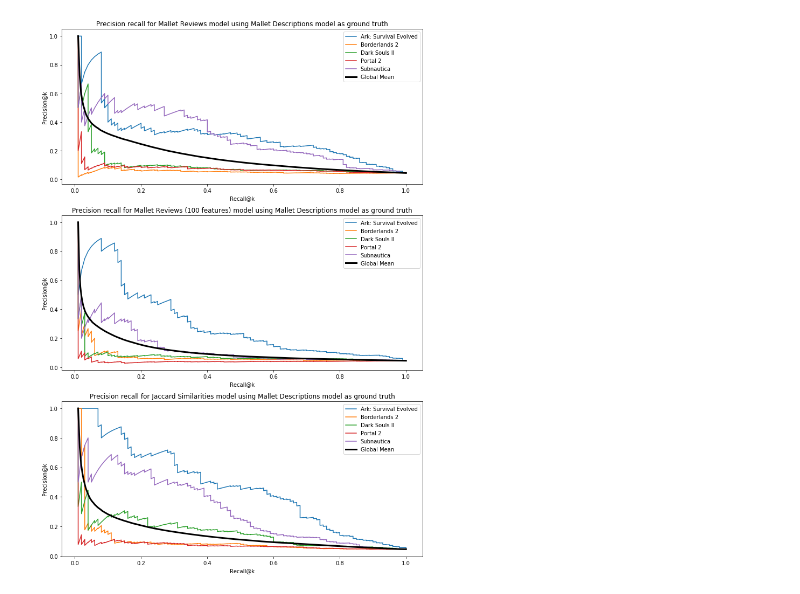
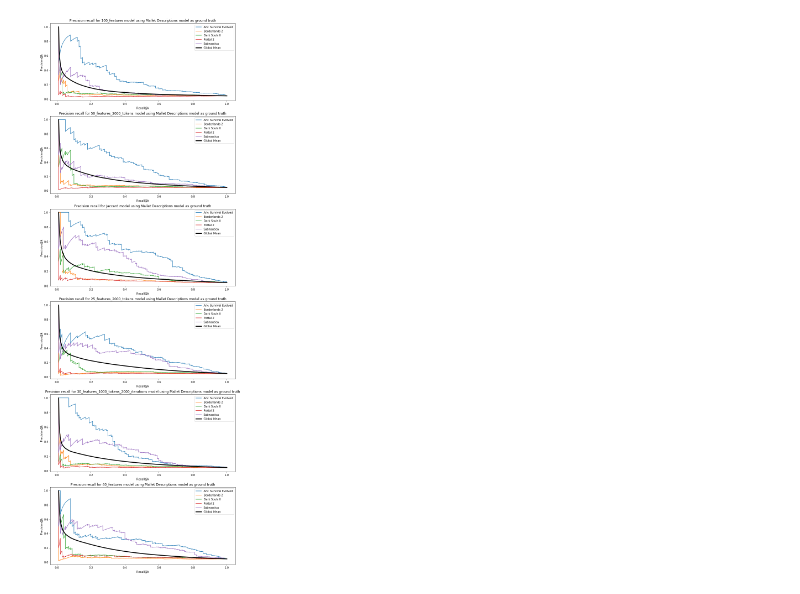
Before and after one commit to nityakasturi/SteamyReviews, a Jupyter notebook: Precision Recall Training.ipynb, the cells around one changed output. Drawn from its saved outputs; the diff is of its cells as text; code cells hidden in the pictures.

Commit message:
Moar models

```diff
--- a/Precision Recall Training.ipynb
+++ b/Precision Recall Training.ipynb
@@ -54,11 +54,17 @@ app_id_to_index = {app_id: i for i, app_id in enumerate(app_ids)}
 
 _, reviews_matrix = load_mallet_matrix("40_features", app_id_to_index)
 _, reviews_matrix_100 = load_mallet_matrix("100_features", app_id_to_index)
+_, reviews_matrix_25_2000 = load_mallet_matrix("25_features_2000_tokens", app_id_to_index)
+_, reviews_matrix_50_2000 = load_mallet_matrix("50_features_2000_tokens", app_id_to_index)
+_, reviews_matrix_30_1000_2000 = load_mallet_matrix("30_features_1000_tokens_2000_iterations", app_id_to_index)
 _, jaccard_matrix = load_doc_tag_matrix(app_id_to_index)
 
 descriptions_sim = descriptions_matrix.dot(descriptions_matrix.T)
 reviews_sim = reviews_matrix.dot(reviews_matrix.T)
 reviews_sim_100 = reviews_matrix_100.dot(reviews_matrix_100.T)
+reviews_sim_25_2000 = reviews_matrix_25_2000.dot(reviews_matrix_25_2000.T)
+reviews_sim_50_2000 = reviews_matrix_50_2000.dot(reviews_matrix_50_2000.T)
+reviews_sim_30_1000_2000 = reviews_matrix_30_1000_2000.dot(reviews_matrix_30_1000_2000.T)
 # %%
 jaccard_sim = jaccard_matrix.dot(jaccard_matrix.T).astype(np.float)
 for app1, app2 in np.ndindex(jaccard_sim.shape):
@@ -68,6 +74,15 @@ for app1, app2 in np.ndindex(jaccard_sim.shape):
         jaccard_sim[app2, app1] /= union
     elif app1 == app2:
         jaccard_sim[app1, app2] = 1.0
+# %%
+models = {
+    "40_features": reviews_sim,
+    "100_features": reviews_sim_100,
+    "25_features_2000_tokens": reviews_sim_25_2000,
+    "50_features_2000_tokens": reviews_sim_50_2000,
+    "30_features_1000_tokens_2000_iterations": reviews_sim_30_1000_2000,
+    "Jaccard": jaccard_sim
+}
 # %%
 def get_ground_truth(app_index, ground_truth_matrix, lim=100):
     return set(np.argsort(ground_truth_matrix[app_index])[::-1][:lim])
@@ -117,30 +132,24 @@ def plot_precision_recall(axis,
     total_precision_recall = np.zeros((len(app_ids), 2, len(app_ids)))
     for app_index in xrange(len(app_ids)):
         total_precision_recall[app_index] = precision_recall(app_index, test_matrix, ground_truth_matrix)
-    axis.plot(total_precision_recall[:, 1, :].mean(axis=0),
-             total_precision_recall[:, 0, :].mean(axis=0),
-             linewidth=3,
-             label="Global Mean",
-             color="k")
+    total_precision = total_precision_recall[:, 0, :].mean(axis=0)
+    total_recall = total_precision_recall[:, 1, :].mean(axis=0)
+    axis.plot(total_recall,
+              total_precision,
+              linewidth=3,
+              label="Global Mean",
+              color="k")
     axis.legend()
-    return total_precision_recall
+    return total_precision, total_recall
-# %%
-# fig = plt.figure(figsize=(12,6))
-f, (ax1, ax2, ax3) = plt.subplots(3, figsize=(12,18))
-
-plot_precision_recall(ax1,
-                      reviews_sim, "Mallet Reviews",
-                      descriptions_sim, "Mallet Descriptions")
-
-plot_precision_recall(ax2,
-                      reviews_sim_100, "Mallet Reviews (100 features)",
-                      descriptions_sim, "Mallet Descriptions")
-
-plot_precision_recall(ax3,
-                      jaccard_sim, "Jaccard Similarities",
-                      descriptions_sim, "Mallet Descriptions")
-
-
-plt.show()
-# %% [output]
-[figure, removed]
+# %%
+f, axes = plt.subplots(len(models), figsize=(12 ,6*len(models)))
+
+model_PRs = {}
+
+for axis, (model_name, model) in zip(axes, models.iteritems()):
+    model_PRs[model_name] = plot_precision_recall(axis,
+                                                  model, model_name,
+                                                  descriptions_sim, "Mallet Descriptions")
+plt.show()
+# %% [output]
+[figure, added]
```
Also changed, not shown: parts of 1 cell of this notebook, 4 other files.
